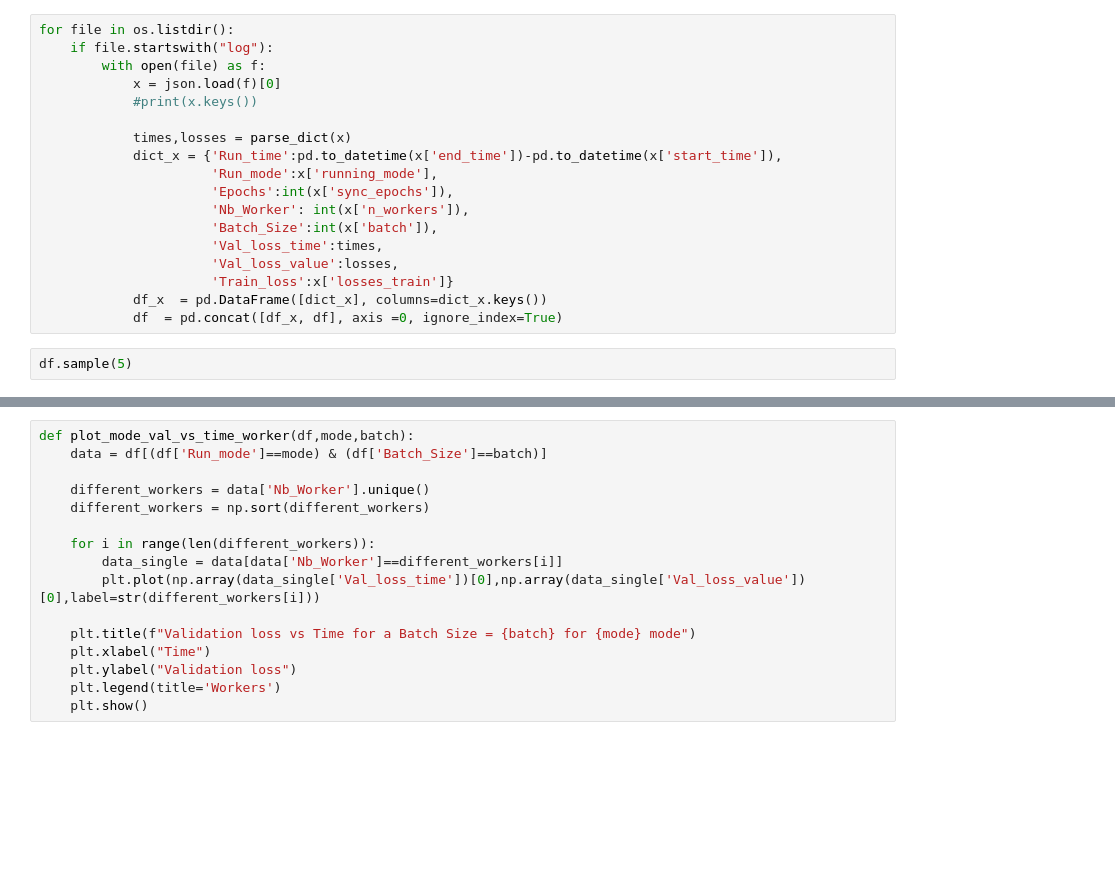
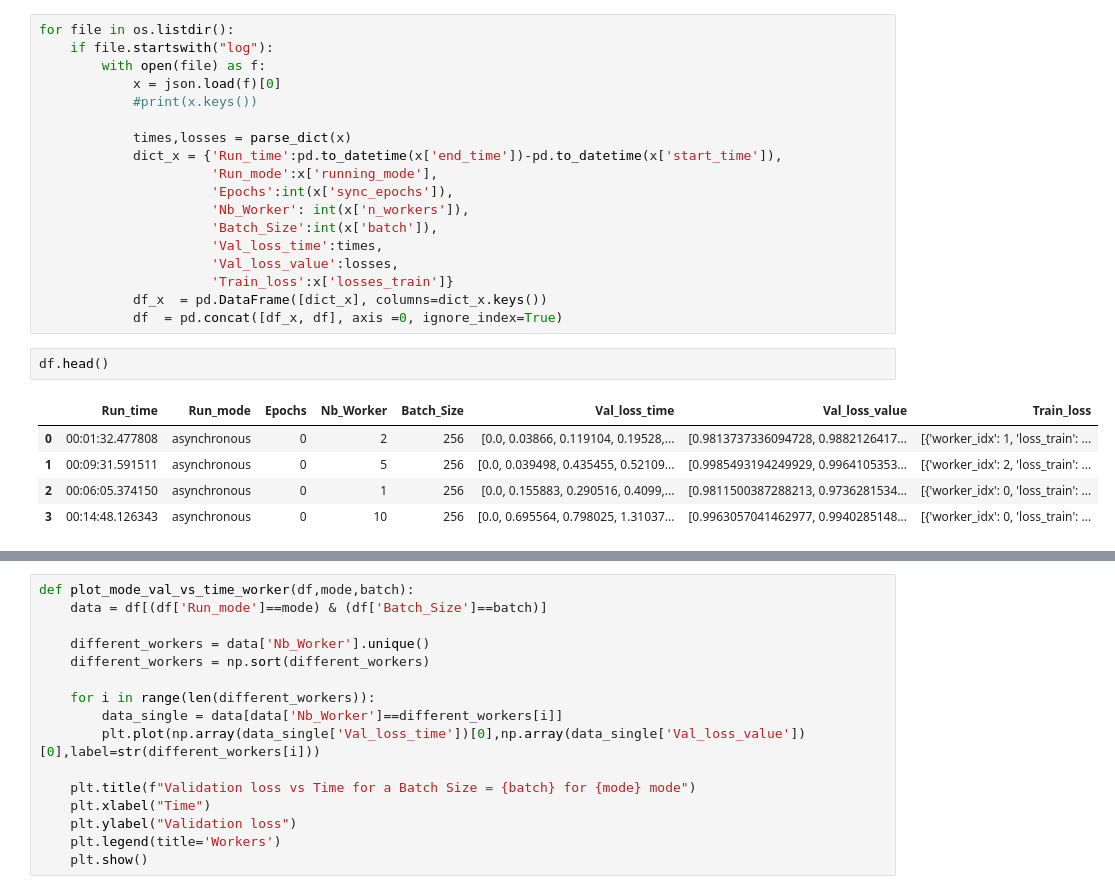
Before and after one commit to dudzicz/Systems-for-Data-Science, a Jupyter notebook: hogwild_python_experiments/plot_logs.ipynb, the cells around one changed output, grey strips where cells are left out. Drawn from its saved outputs; the diff is of its cells as text; blank space fills up the shorter version.

```diff
--- a/hogwild_python_experiments/plot_logs.ipynb
+++ b/hogwild_python_experiments/plot_logs.ipynb
@@ -50,5 +48,11 @@ for file in os.listdir():
                       'Train_loss':x['losses_train']}
             df_x  = pd.DataFrame([dict_x], columns=dict_x.keys())
             df  = pd.concat([df_x, df], axis =0, ignore_index=True)
-# %%
-df.sample(5)
+# %%
+df.head()
+# %% [output]
+|  | Run_time | Run_mode | Epochs | Nb_Worker | Batch_Size | Val_loss_time | Val_loss_value | Train_loss |
+| 0 | 00:01:32.477808 | asynchronous | 0 | 2 | 256 | [0.0, 0.03866, 0.119104, 0.19528,... | [0.9813737336094728, 0.9882126417... | [{'worker_idx': 1, 'loss_train': ... |
+| 1 | 00:09:31.591511 | asynchronous | 0 | 5 | 256 | [0.0, 0.039498, 0.435455, 0.52109... | [0.9985493194249929, 0.9964105353... | [{'worker_idx': 2, 'loss_train': ... |
+| 2 | 00:06:05.374150 | asynchronous | 0 | 1 | 256 | [0.0, 0.155883, 0.290516, 0.4099,... | [0.9811500387288213, 0.9736281534... | [{'worker_idx': 0, 'loss_train': ... |
+| 3 | 00:14:48.126343 | asynchronous | 0 | 10 | 256 | [0.0, 0.695564, 0.798025, 1.31037... | [0.9963057041462977, 0.9940285148... | [{'worker_idx': 0, 'loss_train': ... |
```
Also changed, not shown: parts of 6 cells of this notebook, 2 other files.
